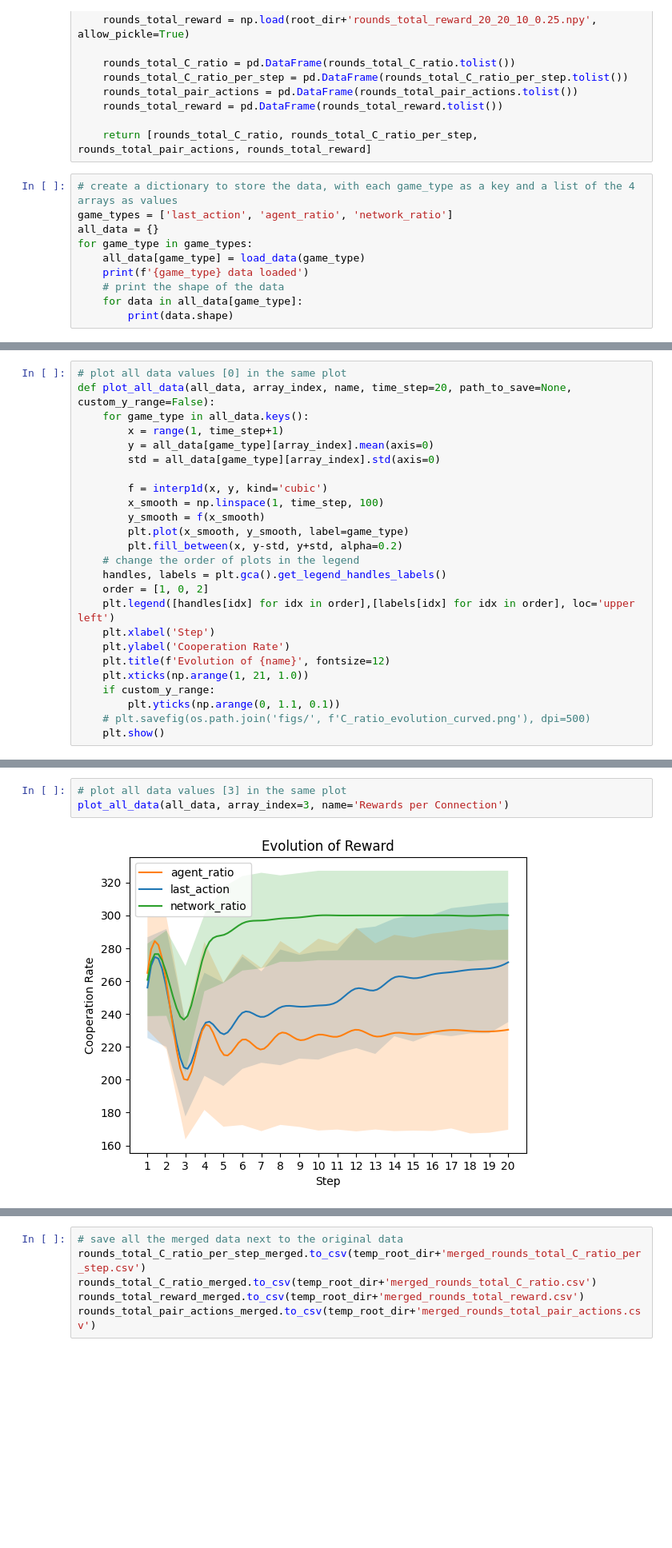
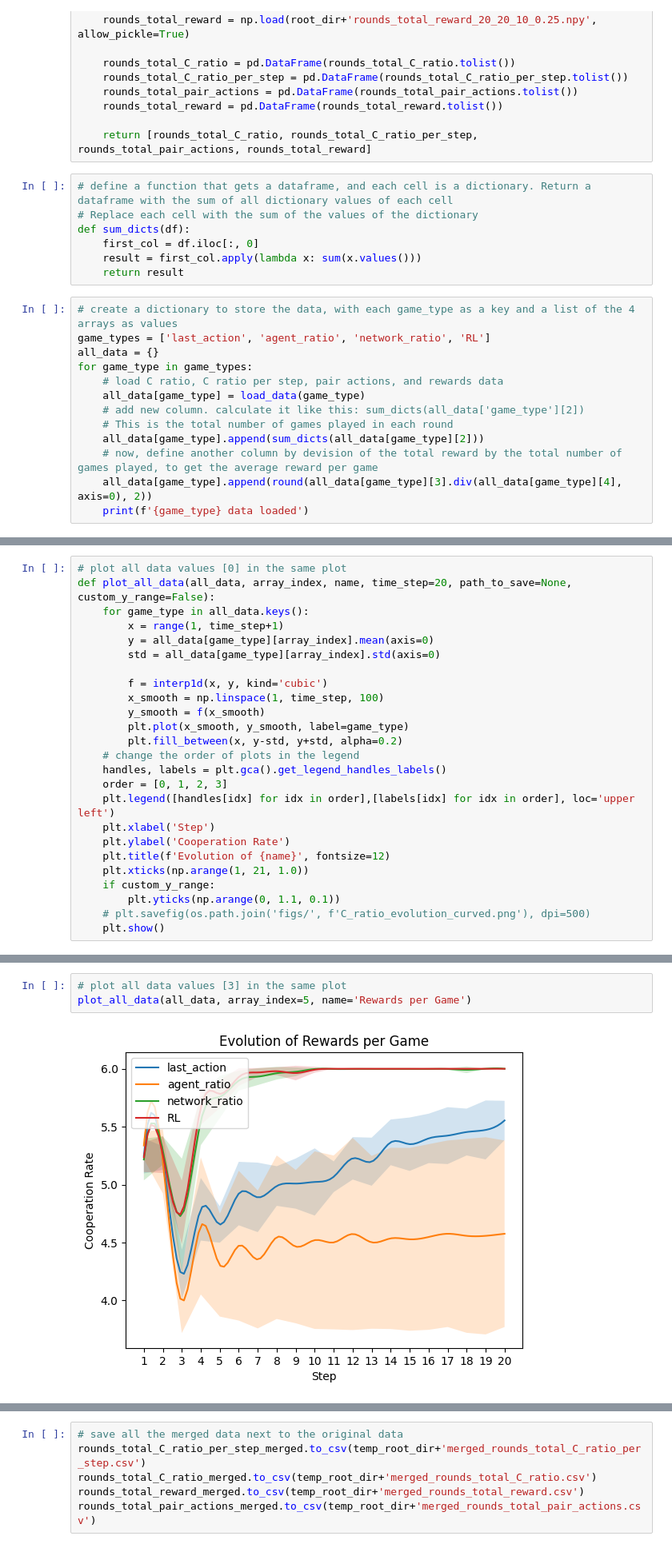
Before and after one commit to sepehrilami/LLM-RL, a Jupyter notebook: create_figures/visualizer_2025.ipynb, the cells around one changed output, grey strips where cells are left out. Shown at 80% size. Drawn from its saved outputs; the diff is of its cells as text; blank space fills up the shorter version.

Commit message:
new round of runs are complete, and visualized.

```diff
--- a/create_figures/visualizer_2025.ipynb
+++ b/create_figures/visualizer_2025.ipynb
@@ -23,15 +26,25 @@ def load_data(game_type):
     rounds_total_reward = pd.DataFrame(rounds_total_reward.tolist())
 
     return [rounds_total_C_ratio, rounds_total_C_ratio_per_step, rounds_total_pair_actions, rounds_total_reward]
+# %%
+# define a function that gets a dataframe, and each cell is a dictionary. Return a dataframe with the sum of all dictionary values of each cell
+# Replace each cell with the sum of the values of the dictionary
+def sum_dicts(df):
+    first_col = df.iloc[:, 0]
+    result = first_col.apply(lambda x: sum(x.values()))
+    return result
 # %%
 # create a dictionary to store the data, with each game_type as a key and a list of the 4 arrays as values
-game_types = ['last_action', 'agent_ratio', 'network_ratio']
+game_types = ['last_action', 'agent_ratio', 'network_ratio', 'RL']
 all_data = {}
 for game_type in game_types:
+    # load C ratio, C ratio per step, pair actions, and rewards data
     all_data[game_type] = load_data(game_type)
+    # add new column. calculate it like this: sum_dicts(all_data['game_type'][2])
+    # This is the total number of games played in each round
+    all_data[game_type].append(sum_dicts(all_data[game_type][2]))
+    # now, define another column by devision of the total reward by the total number of games played, to get the average reward per game
+    all_data[game_type].append(round(all_data[game_type][3].div(all_data[game_type][4], axis=0), 2))
     print(f'{game_type} data loaded')
-    # print the shape of the data
-    for data in all_data[game_type]:
-        print(data.shape)
 # %% [output]
 last_action data loaded
@@ -85,7 +71,7 @@ def plot_all_data(all_data, array_index, name, time_step=20, path_to_save=None,
         plt.fill_between(x, y-std, y+std, alpha=0.2)
     # change the order of plots in the legend
     handles, labels = plt.gca().get_legend_handles_labels()
-    order = [1, 0, 2]
+    order = [0, 1, 2, 3]
     plt.legend([handles[idx] for idx in order],[labels[idx] for idx in order], loc='upper left')
     plt.xlabel('Step')
     plt.ylabel('Cooperation Rate')
@@ -109,5 +93,5 @@ plot_all_data(all_data, array_index=1, name='Cooperation Rate per Step', custom_
 # %%
 # plot all data values [3] in the same plot
-plot_all_data(all_data, array_index=3, name='Rewards per Connection')
+plot_all_data(all_data, array_index=5, name='Rewards per Game')
 # %% [output]
-[figure, old version]
+[figure, new version]
```
Also changed, not shown: parts of 11 cells of this notebook, 12 other files.
